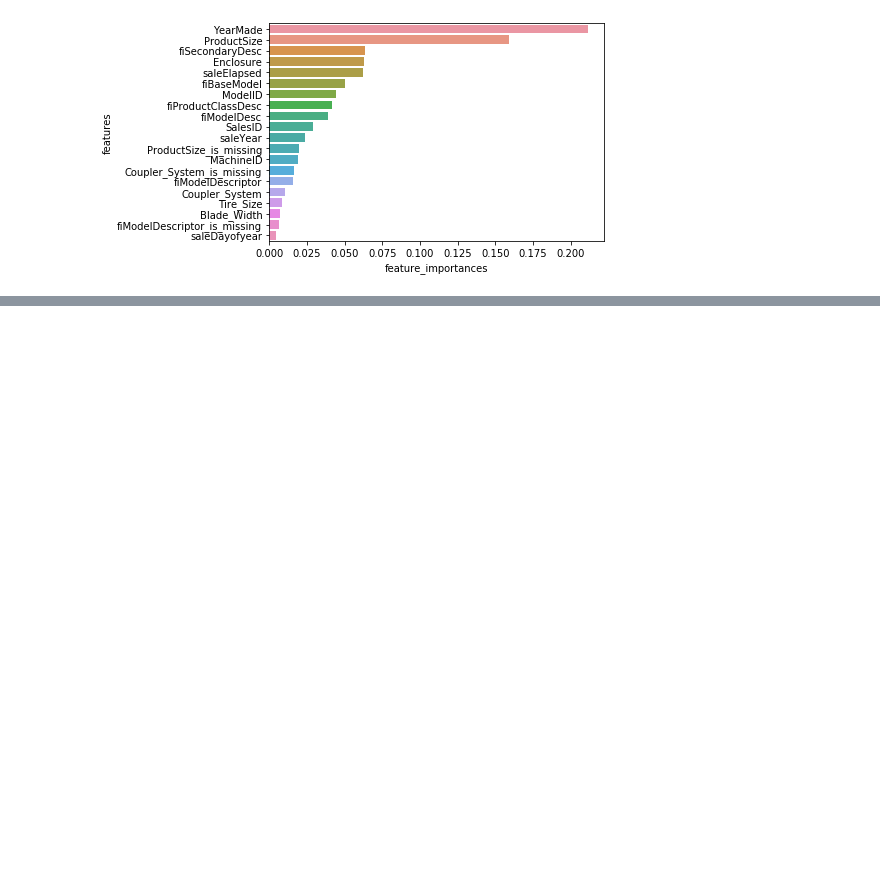
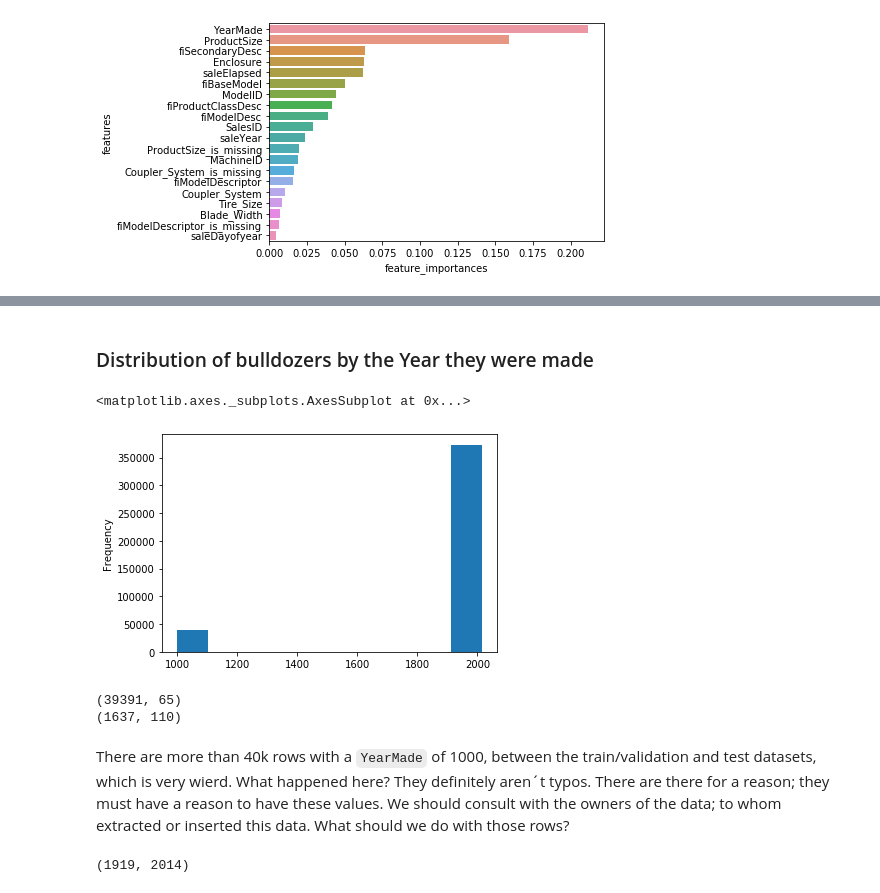
Before and after one commit to JAMorello/data-science-exercises, a Jupyter notebook: Machine Learning/bulldozer-price-prediction-project/bulldozer-price-prediction-project.ipynb, the cells around one changed output, grey strips where cells are left out. Drawn from its saved outputs; the diff is of its cells as text; code cells hidden in the pictures; blank space fills up the shorter version.

```diff
--- a/Machine Learning/bulldozer-price-prediction-project/bulldozer-price-prediction-project.ipynb
+++ b/Machine Learning/bulldozer-price-prediction-project/bulldozer-price-prediction-project.ipynb
@@ -639,0 +721,26 @@ plot_features(X_train.columns, ideal_rfr.feature_importances_)
+# %%
+orig_copy = df_orig.copy()
+orig_copy['pred_std'] = np.std(test_preds, axis=0)
+orig_copy['pred'] = np.mean(test_preds, axis=0)
+# %% [markdown]
+### Distribution of bulldozers by the Year they were made
+# %%
+orig_copy.YearMade.plot.hist()
+# %% [output]
+<matplotlib.axes._subplots.AxesSubplot at 0x...>
+[figure, added]
+# %%
+print(orig_copy[orig_copy['YearMade'] == 1000].shape)
+print(df_test[df_test['YearMade'] == 1000].shape)
+# %% [output]
+(39391, 65)
+(1637, 110)
+# %% [markdown]
+There are more than 40k rows with a `YearMade` of 1000, between the train/validation and test datasets, which is very wierd.
+What happened here? They definitely aren´t typos. There are there for a reason; they must have a reason to have these values. We should consult with the owners of the data; to whom extracted or inserted this data.
+What should we do with those rows?
+# %%
+# Checking the real minimum and maximum years that the data has
+orig_copy[orig_copy['YearMade'] != 1000]['YearMade'].min(), df_orig['YearMade'].max()
+# %% [output]
+(1919, 2014)
```
Also changed, not shown: parts of 32 cells of this notebook.
